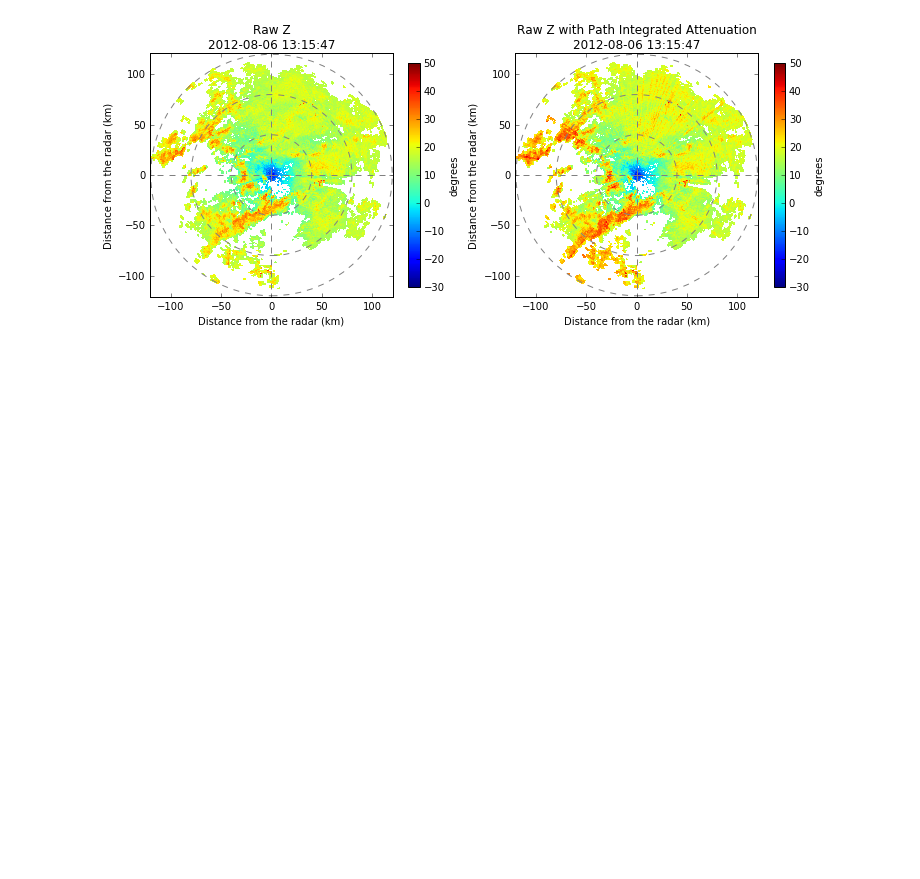
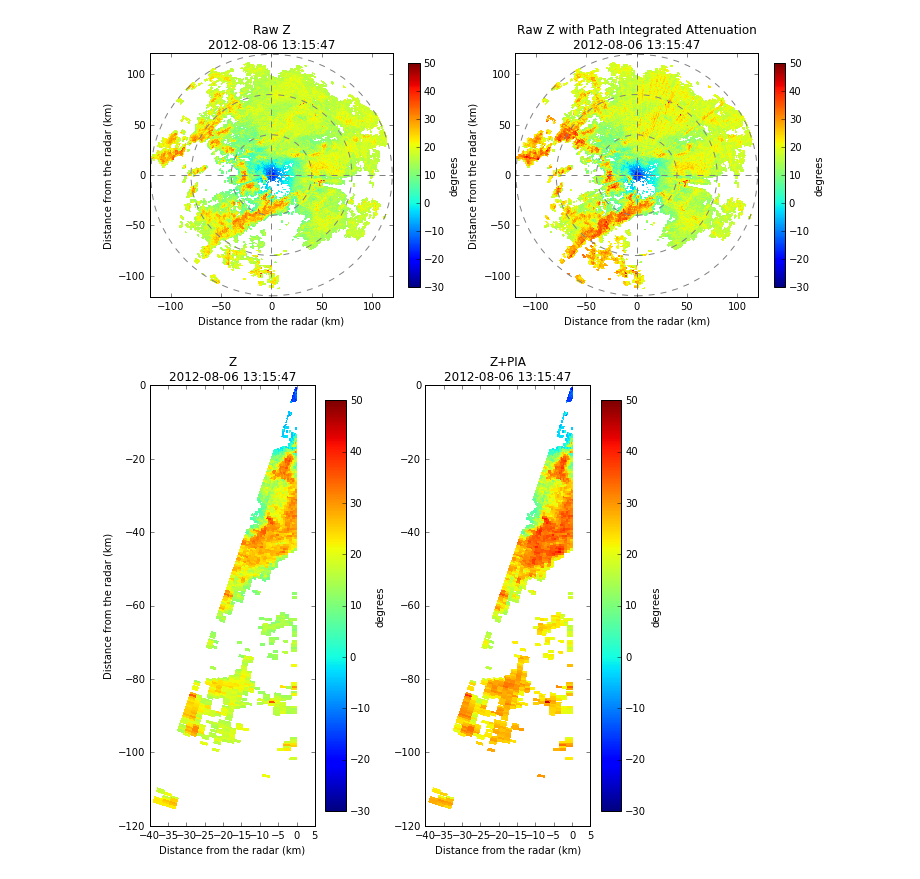
Before and after one commit to IreneCrisologo/phirad, a Jupyter notebook: attenuation/Attenuation correction with polarimetric variables.ipynb, the cells around one changed output. Cells and saved outputs as stored; diff of their text form; code cells hidden in the pictures; blank space fills up the shorter version.

```diff
--- a/attenuation/Attenuation correction with polarimetric variables.ipynb
+++ b/attenuation/Attenuation correction with polarimetric variables.ipynb
@@ -129,3 +129,27 @@ pl.title('Raw Z with Path Integrated Attenuation\n' + str(attrs_phi_RF['time']))
 # %% [output]
 <matplotlib.text.Text at 0x...>
 [figure]
+# %%
+r = attrs_z_RF['r']/1000.
+az = np.arange(180,200)
+
+pl.figure(figsize=(8,8))
+pl.subplot(121)
+ax,pm = wrl.vis.plot_ppi(np.ma.masked_invalid(data_z_RF[190:210]), r=r, az=az, vmin=-30, vmax=50, autoext=False)
+cb = pl.colorbar(pm, shrink=0.8)
+cb.set_label('degrees')
+pl.xlabel('Distance from the radar (km)')
+pl.ylabel('Distance from the radar (km)')
+pl.title('Z\n' + str(attrs_phi_RF['time']))
+
+pl.subplot(122)
+ax,pm = wrl.vis.plot_ppi(np.ma.masked_invalid(Z_corr[190:210]), r=r, az=az, vmin=-30, vmax=50, autoext=False)
+cb = pl.colorbar(pm, shrink=0.8)
+cb.set_label('degrees')
+pl.xlabel('Distance from the radar (km)')
+#pl.ylabel('Distance from the radar (km)')
+pl.title('Z+PIA\n' + str(attrs_phi_RF['time']))
+
+pl.tight_layout()
+# %% [output]
+[figure, added]
```
Also changed, not shown: parts of 2 cells of this notebook.
